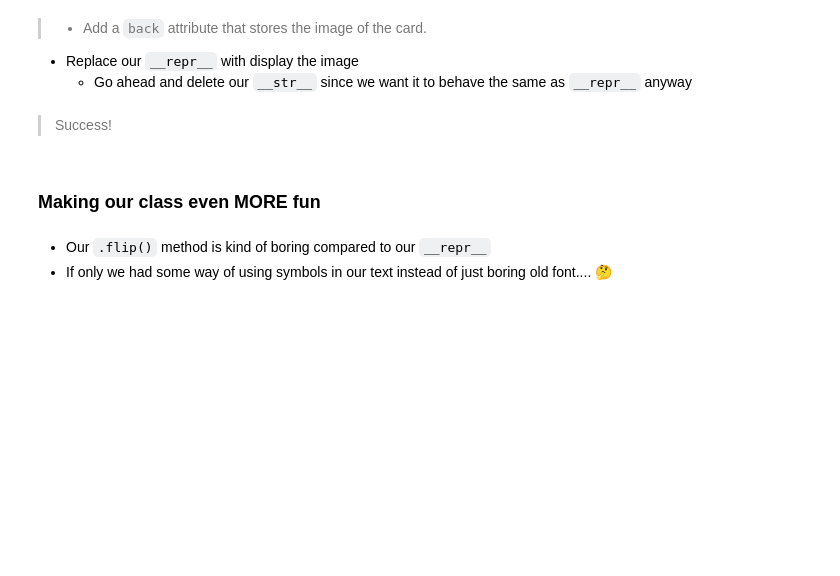
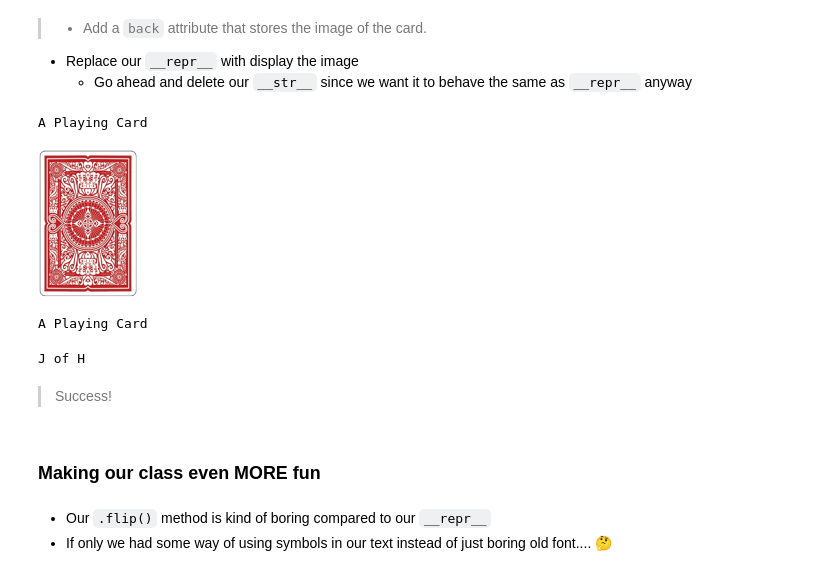
Before and after one commit to coding-dojo-data-science/bonus-deep-dive-into-oop, a Jupyter notebook: Class_object-oriented-playing-cards.ipynb, the cells around one changed output. Saved outputs shown, nothing was run; the diff lists cells and outputs as text; code cells hidden in the pictures; blank space fills up the shorter version.

```diff
--- a/Class_object-oriented-playing-cards.ipynb
+++ b/Class_object-oriented-playing-cards.ipynb
@@ -120,2 +221,4 @@ my_func(1,2,kwarg1='something else')
 # %%
-## Instantiate a playing card and test out .flip()
+## Insantiate a playing card and run .flip()
+card = PlayingCard()
+card.flip()
@@ -214,0 +426,38 @@ card1<card2
+# %%
+### add a __repr__() method that returns "A Playing Card"
+class PlayingCard:
+
+
+    def __init__(self,value,suit):
+        """Creates a playing card instance with the specified value and suit
+        Value should be 2-10, or J,Q,K,A
+        Suit should be 'H','D','C','S'
+        """
+        self.value = value
+
+        value = str(value)
+        value_dct = {
+            '2': 2,'3': 3, '4': 4, '5': 5, '6': 6,
+            '7': 7, '8': 8, '9': 9, '10': 10,
+            'J': 11,'Q': 12, 'K': 13, 'A': 14
+            }
+
+        self._value = value_dct[value]
+        self.suit = suit
+        self.color = 'black' if suit in ('S', 'C') else 'red'
+
+
+    def flip(self):
+        print(f"{self.value} of {self.suit}")
+
+    def __gt__(self, other):
+        return self._value > other._value
+
+    def __lt__(self, other):
+        return self._value < other._value
+
+    def __repr__(self):
+        return "An Instance of a PlayingCard"
+
+    def __str__(self):
+        return "A Playing Card"
@@ -231,9 +534,21 @@ img.resize((100,150))
 # %%
 ## Test out our __repr__
+card1 = PlayingCard("J",'H')
+print(card1)
+card1#.back
+# %% [output]
+A Playing Card
+[figure, added]
 # %%
 # test our __str__
+print(card1)
+# %% [output]
+A Playing Card
 # %%
 #test our .flip()
+card1.flip()
+# %% [output]
+J of H
 # %% [markdown]
 > Success!
 # %% [markdown]
```
Also changed, not shown: parts of 61 cells of this notebook, 1 other file.
